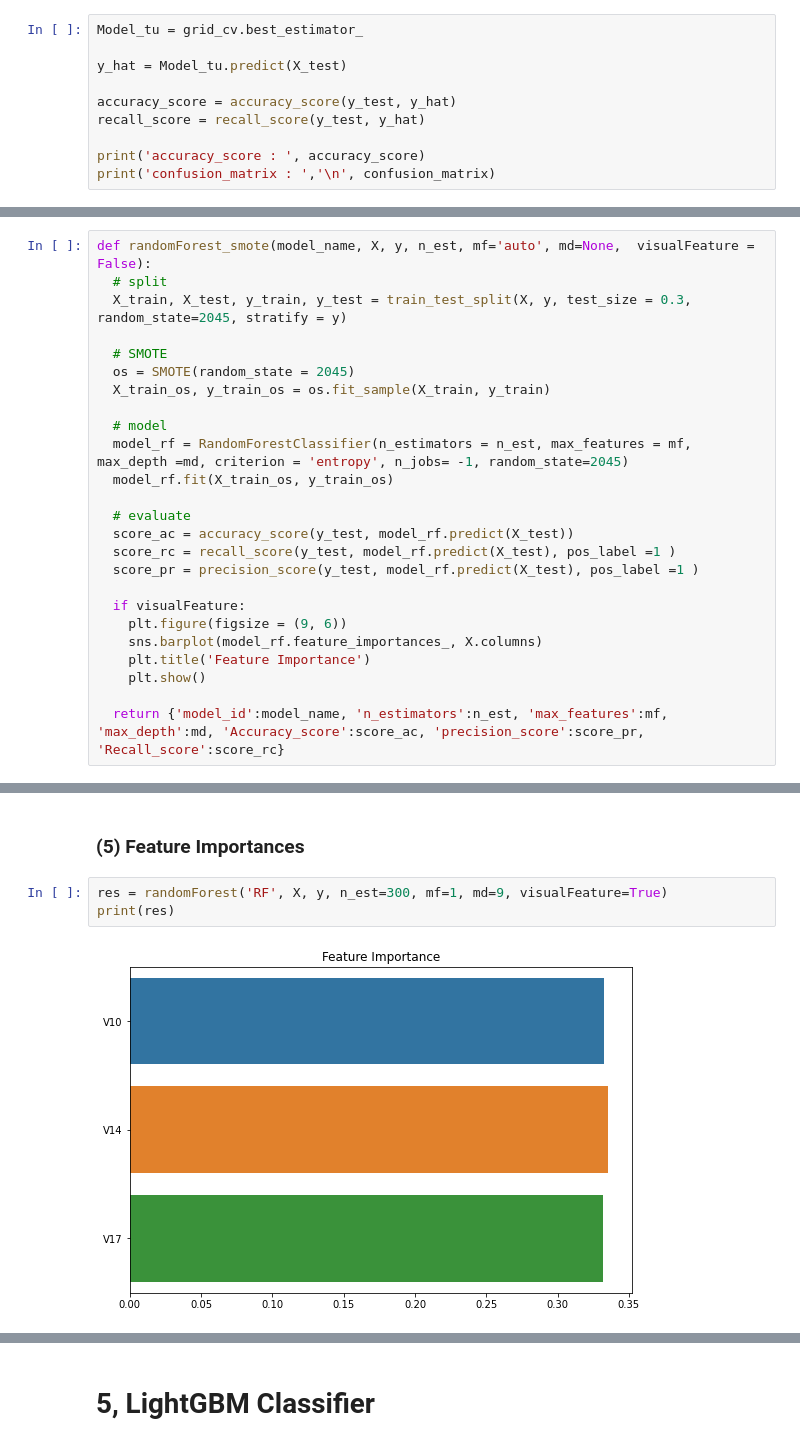
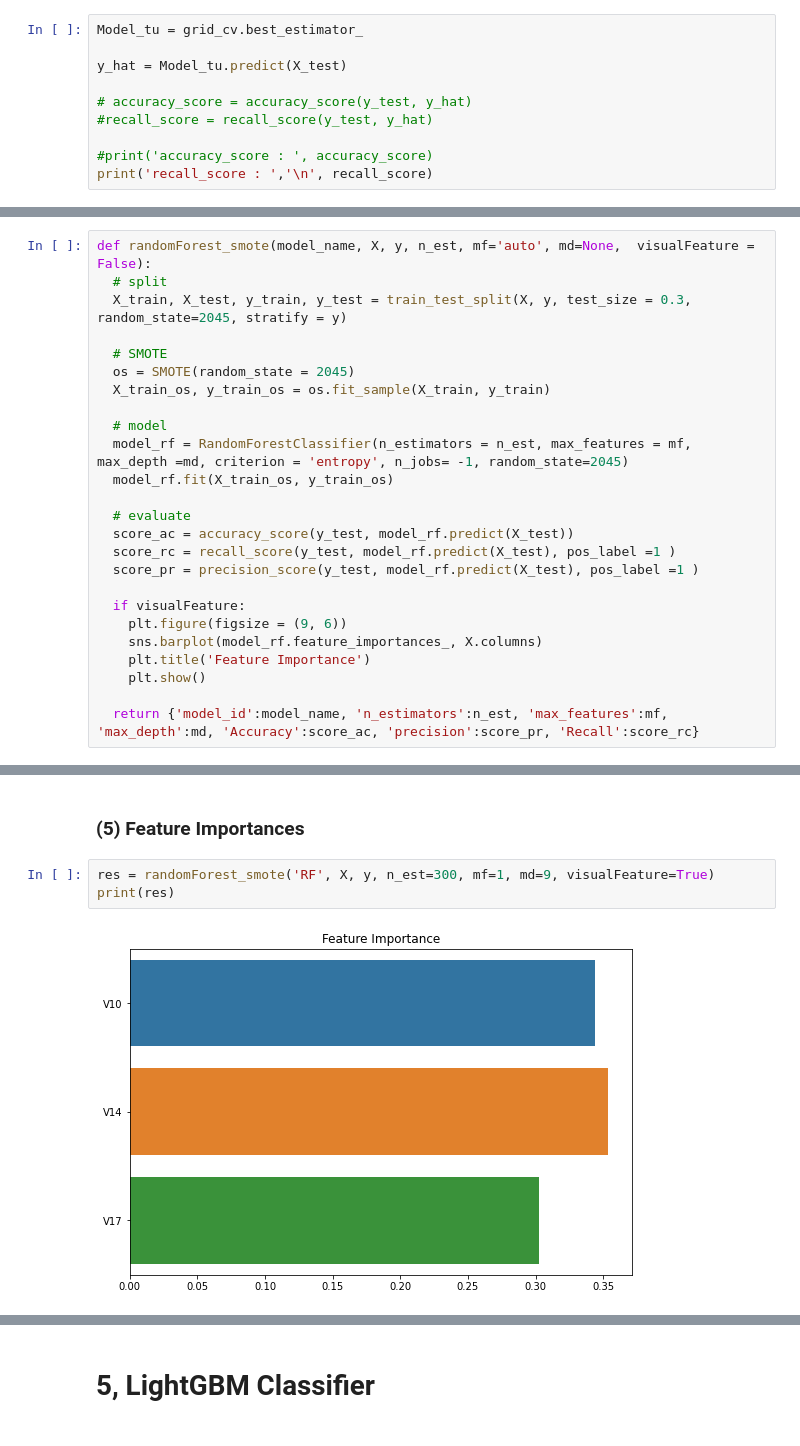
Before and after one commit to Seungeun-Song/Study-for-K-Digital-AI-developer, a Jupyter notebook: Practice/21_03_09_Fraud_Detection.ipynb, the cells around one changed output, grey strips where cells are left out. Cells and saved outputs as stored; diff of their text form.

```diff
--- a/Practice/21_03_09_Fraud_Detection.ipynb
+++ b/Practice/21_03_09_Fraud_Detection.ipynb
@@ -413,8 +418,8 @@ Model_tu = grid_cv.best_estimator_
 
 y_hat = Model_tu.predict(X_test)
 
-accuracy_score = accuracy_score(y_test, y_hat)
-recall_score = recall_score(y_test, y_hat)
+# accuracy_score = accuracy_score(y_test, y_hat)
+#recall_score = recall_score(y_test, y_hat)
 
-print('accuracy_score : ', accuracy_score)
-print('confusion_matrix : ','\n', confusion_matrix)
+#print('accuracy_score : ', accuracy_score)
+print('recall_score : ','\n', recall_score)
@@ -446,7 +454,7 @@ def randomForest_smote(model_name, X, y, n_est, mf='auto', md=None,  visualFeatu
     plt.title('Feature Importance')
     plt.show()
 
-  return {'model_id':model_name, 'n_estimators':n_est, 'max_features':mf, 'max_depth':md, 'Accuracy_score':score_ac, 'precision_score':score_pr, 'Recall_score':score_rc}
+  return {'model_id':model_name, 'n_estimators':n_est, 'max_features':mf, 'max_depth':md, 'Accuracy':score_ac, 'precision':score_pr, 'Recall':score_rc}
 # %%
 X = DF[['V10','V14','V17']]
 y = DF['Class']
@@ -530,7 +534,7 @@ DF_rf_smote.sort_values(by='Recall_score', ascending=False)
 # %% [markdown]
 ### (5) Feature Importances
 # %%
-res = randomForest('RF', X, y, n_est=300, mf=1, md=9, visualFeature=True)
+res = randomForest_smote('RF', X, y, n_est=300, mf=1, md=9, visualFeature=True)
 print(res)
 # %% [output]
-[figure, old version]
+[figure, new version]
```
Also changed, not shown: parts of 28 cells of this notebook.
